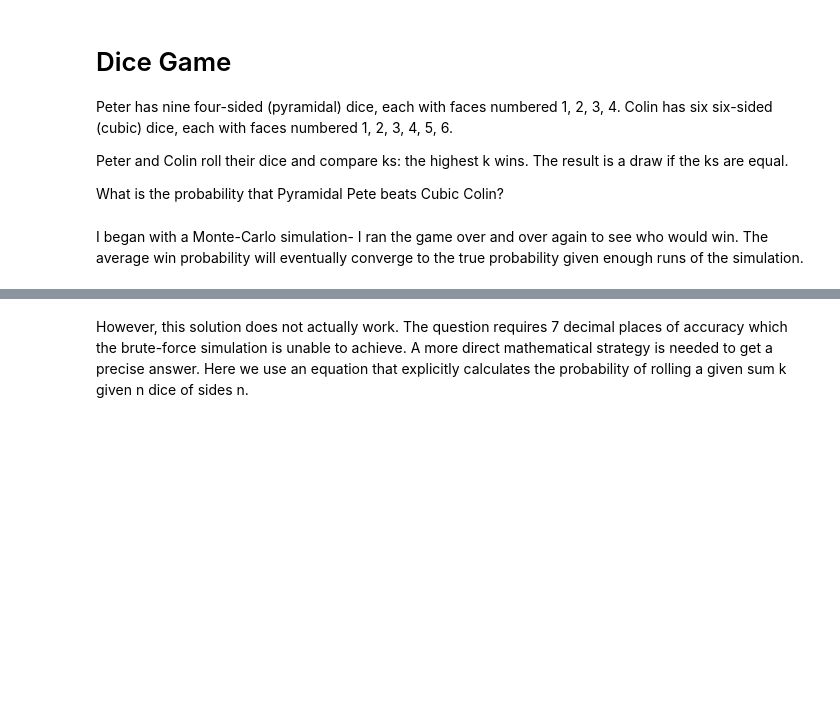
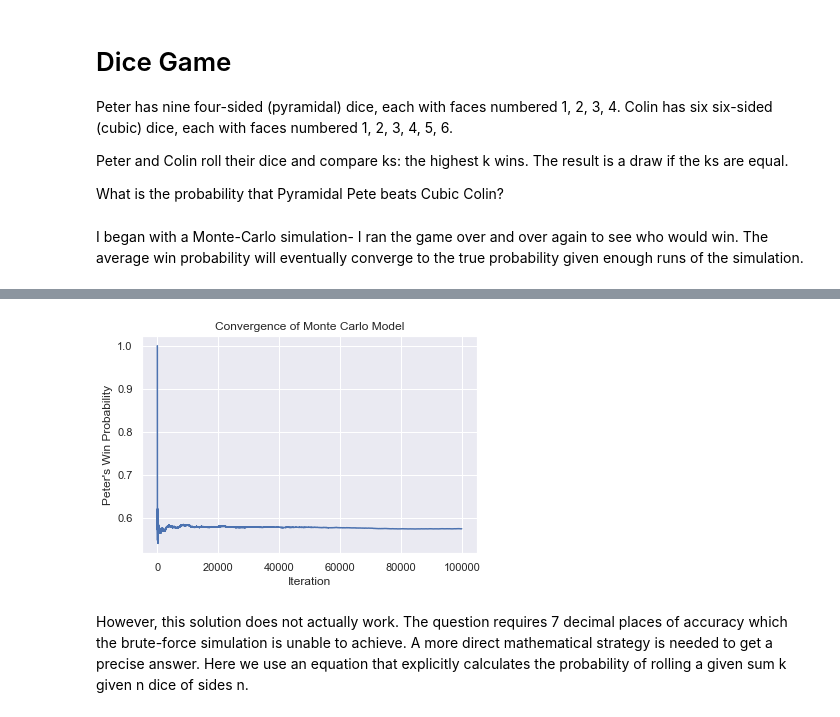
Before and after one commit to joekrinke15/BIOS-823-Statistical-Programming-for-Big-Data, a Jupyter notebook: Homework/EulerProject.ipynb, the cells around one changed output, grey strips where cells are left out. Cells and saved outputs as stored; diff of their text form; code cells hidden in the pictures; blank space fills up the shorter version.

```diff
--- a/Homework/EulerProject.ipynb
+++ b/Homework/EulerProject.ipynb
@@ -126,3 +126,14 @@ Pyrimidal Pete's win probability is about 0.573922.
+# %%
+#Show convergence of algorithm.
+s = pd.Series(winners)
+convergence = s.cumsum() / pd.Series(np.arange(1, len(s)+1), s.index)
+sns.lineplot(data=convergence)
+plt.title("Convergence of Monte Carlo Model")
+plt.xlabel("Iteration")
+plt.ylabel("Peter's Win Probability")
+plt.savefig('MonteCarlo.png')
+# %% [output]
+[figure, added]
 # %% [markdown]
 However, this solution does not actually work. The question requires 7 decimal places of accuracy which the brute-force simulation is unable to achieve. A more direct mathematical strategy is needed to get a precise answer. Here we use an equation that explicitly calculates the probability of rolling a given sum k given n dice of sides n.
 # %%
```
Also changed, not shown: parts of 5 cells of this notebook, 1 other file.
